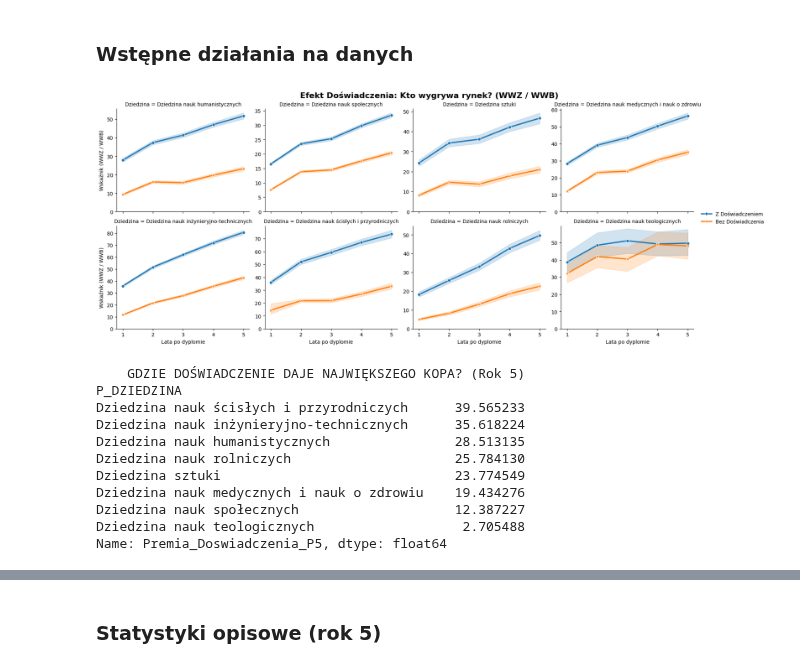
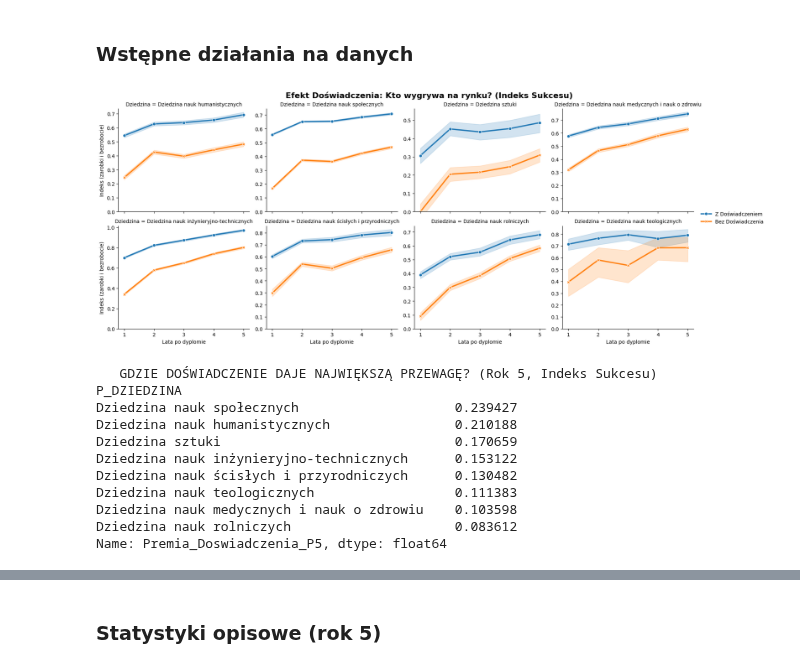
Before and after one commit to miriam265/Analiza-danych-w-R-i-Python, a Jupyter notebook: projekt_finalny.ipynb, the cells around one changed output, grey strips where cells are left out. Saved outputs shown, nothing was run; the diff lists cells and outputs as text; code cells hidden in the pictures.

```diff
--- a/projekt_finalny.ipynb
+++ b/projekt_finalny.ipynb
@@ -63,78 +83,91 @@ df = pd.read_csv(
 for c in cols_dosw + cols_ndosw:
     df[c] = pd.to_numeric(df[c], errors='coerce')
 
-#     2. OBLICZENIE NOWEGO WSKAŹNIKA (Return / Risk)
-# Uwaga: Dodajemy mały epsilon (0.01) do mianownika, żeby nie dzielić przez zero
-epsilon = 0.01
+#     2. OBLICZENIE NOWEGO WSKAŹNIKA (Return / Risk)   (standardyzacja z-score)
+epsilon = 1e-9  # tylko jako zabezpieczenie przed NaN, nie używamy już WWZ/WWB jako ilorazu
 
 for i in range(1, 6):
-    # Grupa Z DOŚWIADCZENIEM
-    df[f'Index_DOSW_P{i}'] = df[f'P_WWZ_DOSW_P{i}'] / (df[f'P_WWB_DOSW_P{i}'] + epsilon)
+    col_wz_d  = f'P_WWZ_DOSW_P{i}'
+    col_wb_d  = f'P_WWB_DOSW_P{i}'
+    col_wz_nd = f'P_WWZ_NDOSW_P{i}'
+    col_wb_nd = f'P_WWB_NDOSW_P{i}'
 
-    # Grupa BEZ DOŚWIADCZENIA
-    df[f'Index_NDOSW_P{i}'] = df[f'P_WWZ_NDOSW_P{i}'] / (df[f'P_WWB_NDOSW_P{i}'] + epsilon)
+    # Odwrócenie WWB: im niższy WWB (lepsza sytuacja), tym wyższy komponent
+    df[f'WWB_rev_DOSW_P{i}']  = 1 - df[col_wb_d]
+    df[f'WWB_rev_NDOSW_P{i}'] = 1 - df[col_wb_nd]
+
+    # Indeks addytywny – równe wagi 0.5 / 0.5
+    df[f'Index_add_DOSW_P{i}']  = 0.5 * df[col_wz_d]  + 0.5 * df[f'WWB_rev_DOSW_P{i}']
+    df[f'Index_add_NDOSW_P{i}'] = 0.5 * df[col_wz_nd] + 0.5 * df[f'WWB_rev_NDOSW_P{i}']
 
 #     3. PRZYGOTOWANIE DO WIZUALIZACJI (Melt)
 # Chcemy porównać te dwie grupy na jednym wykresie
 
 # Tworzymy dwa tymczasowe DataFrame'y i je sklejamy
-df_d = df[['P_DZIEDZINA'] + [f'Index_DOSW_P{i}' for i in range(1, 6)]].copy()
-df_d.columns = ['Dziedzina'] + [str(i) for i in range(1, 6)] # Zmieniamy nazwy kolumn na lata 1-5
+df_d = df[['P_DZIEDZINA'] + [f'Index_add_DOSW_P{i}' for i in range(1, 6)]].copy()
+df_d.columns = ['Dziedzina'] + [str(i) for i in range(1, 6)]
 df_d['Status'] = 'Z Doświadczeniem'
 
-df_n = df[['P_DZIEDZINA'] + [f'Index_NDOSW_P{i}' for i in range(1, 6)]].copy()
+df_n = df[['P_DZIEDZINA'] + [f'Index_add_NDOSW_P{i}' for i in range(1, 6)]].copy()
 df_n.columns = ['Dziedzina'] + [str(i) for i in range(1, 6)]
 df_n['Status'] = 'Bez Doświadczenia'
 
-df_long = pd.concat([df_d, df_n])
+df_long = pd.concat([df_d, df_n], ignore_index=True)
 
-# Melt do formatu długiego (finalny krok przed wykresem)
 df_final = df_long.melt(
     id_vars=['Dziedzina', 'Status'],
     var_name='Rok_po_dyplomie',
     value_name='Wskaznik_Efektywnosci'
 )
 df_final['Rok_po_dyplomie'] = df_final['Rok_po_dyplomie'].astype(int)
 
 #     4. WIZUALIZACJA
 # Użyjmy FacetGrid, żeby zobaczyć każdą dziedzinę osobno
 g = sns.FacetGrid(df_final, col="Dziedzina", col_wrap=4, height=3.5, aspect=1.2, sharey=False)
 
 g.map_dataframe(
     sns.lineplot,
     x="Rok_po_dyplomie",
     y="Wskaznik_Efektywnosci",
     hue="Status",
     style="Status",
     markers=True, dashes=False, linewidth=2.5
 )
 
 g.add_legend()
-g.set_axis_labels("Lata po dyplomie", "Wskaźnik (WWZ / WWB)")
-g.fig.suptitle('Efekt Doświadczenia: Kto wygrywa rynek? (WWZ / WWB)', y=1.02, fontsize=16, fontweight='bold')
+g.set_axis_labels("Lata po dyplomie", "Indeks (zarobki i bezrobocie)")
+g.fig.suptitle('Efekt Doświadczenia: Kto wygrywa na rynku? (Indeks Sukcesu)',
+               y=1.02, fontsize=16, fontweight='bold')
 g.set(ylim=(0, None))
 
 plt.show()
 
 #     5. STATYSTYKA (PREDYKCJA SUKCESU)
 # Sprawdźmy średnią "premię" za doświadczenie w 5. roku dla każdej dziedziny
-df['Premia_Doswiadczenia_P5'] = df['Index_DOSW_P5'] - df['Index_NDOSW_P5']
-ranking = df.groupby('P_DZIEDZINA')['Premia_Doswiadczenia_P5'].mean().sort_values(ascending=False)
+df['Premia_Doswiadczenia_P5'] = (
+    df['Index_add_DOSW_P5'] - df['Index_add_NDOSW_P5']
+)
 
-print("\n    GDZIE DOŚWIADCZENIE DAJE NAJWIĘKSZĄ PRZEWAGĘ? (Rok 5)    ")
+ranking = (
+    df.groupby('P_DZIEDZINA')['Premia_Doswiadczenia_P5']
+      .mean()
+      .sort_values(ascending=False)
+)
+
+print("\n   GDZIE DOŚWIADCZENIE DAJE NAJWIĘKSZĄ PRZEWAGĘ? (Rok 5, Indeks Sukcesu)")
 print(ranking)
 # %% [output]
-[figure, old version]
+[figure, new version]
-    GDZIE DOŚWIADCZENIE DAJE NAJWIĘKSZEGO KOPA? (Rok 5)
+   GDZIE DOŚWIADCZENIE DAJE NAJWIĘKSZĄ PRZEWAGĘ? (Rok 5, Indeks Sukcesu)
 P_DZIEDZINA
-Dziedzina nauk ścisłych i przyrodniczych      39.565233
-Dziedzina nauk inżynieryjno-technicznych      35.618224
-Dziedzina nauk humanistycznych                28.513135
-Dziedzina nauk rolniczych                     25.784130
-Dziedzina sztuki                              23.774549
-Dziedzina nauk medycznych i nauk o zdrowiu    19.434276
-Dziedzina nauk społecznych                    12.387227
-Dziedzina nauk teologicznych                   2.705488
+Dziedzina nauk społecznych                    0.239427
+Dziedzina nauk humanistycznych                0.210188
+Dziedzina sztuki                              0.170659
+Dziedzina nauk inżynieryjno-technicznych      0.153122
+Dziedzina nauk ścisłych i przyrodniczych      0.130482
+Dziedzina nauk teologicznych                  0.111383
+Dziedzina nauk medycznych i nauk o zdrowiu    0.103598
+Dziedzina nauk rolniczych                     0.083612
 Name: Premia_Doswiadczenia_P5, dtype: float64
 # %% [markdown]
 *Interpretacje*
```
Also changed, not shown: parts of 20 cells of this notebook.
